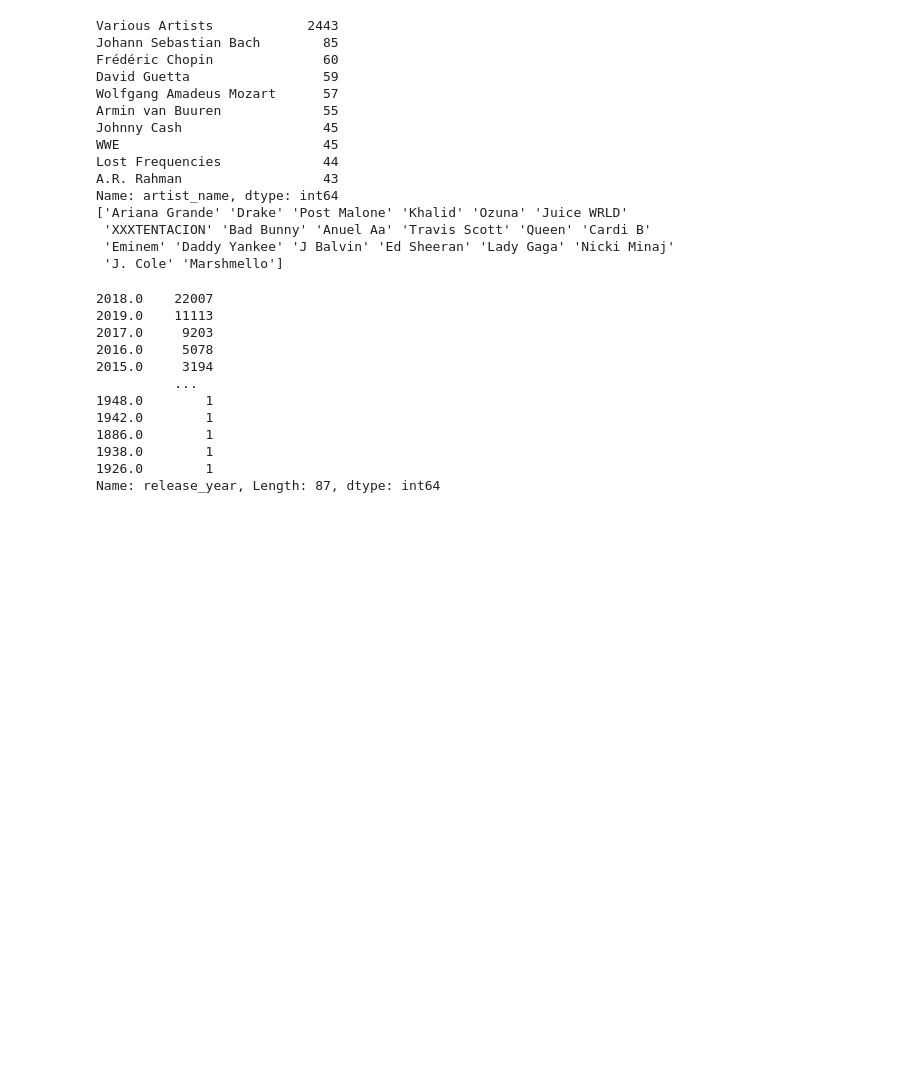
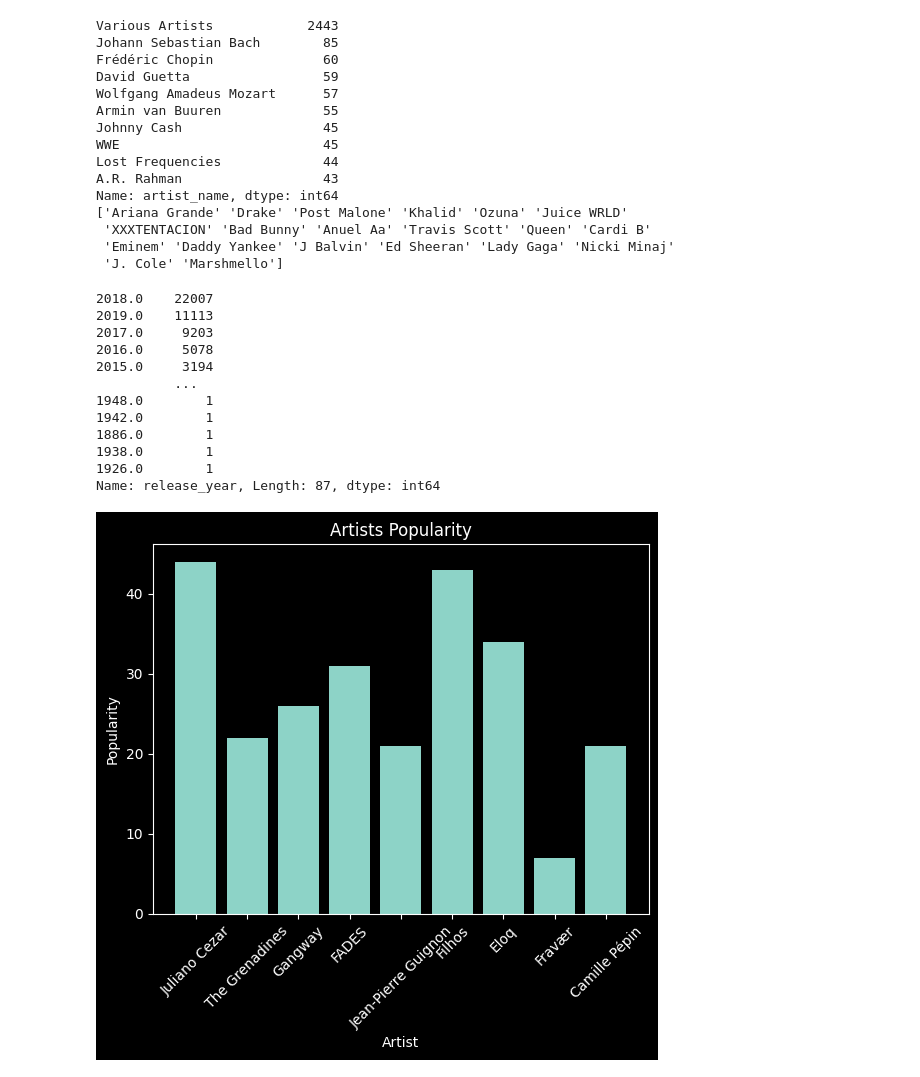
Before and after one commit to Drewrwhite/data_week_4, a Jupyter notebook: main.ipynb, the cells around one changed output. Saved outputs shown, nothing was run; the diff lists cells and outputs as text; code cells hidden in the pictures; blank space fills up the shorter version.

Commit message:
add matplot bar graph to show some popular artist stats

```diff
--- a/main.ipynb
+++ b/main.ipynb
@@ -346,0 +350,25 @@ Name: release_year, Length: 87, dtype: int64
+# %%
+import matplotlib.pyplot as plt
+
+
+
+plt.style.use('dark_background')
+
+# 1st arg is column for x-axis, 2nd arg is column for y-axis
+plt.bar(artists_albums['artist_name'][0:10], artists_albums['artist_popularity'][0:10])
+
+# give the chart a title
+plt.title("Artists Popularity")
+
+# label the x and y axes
+plt.xlabel('Artist')
+plt.ylabel('Popularity')
+
+plt.xticks(rotation= 45)
+
+
+
+# show the chart
+plt.show()
+# %% [output]
+[figure, added]
```
Also changed, not shown: parts of 4 cells of this notebook.
